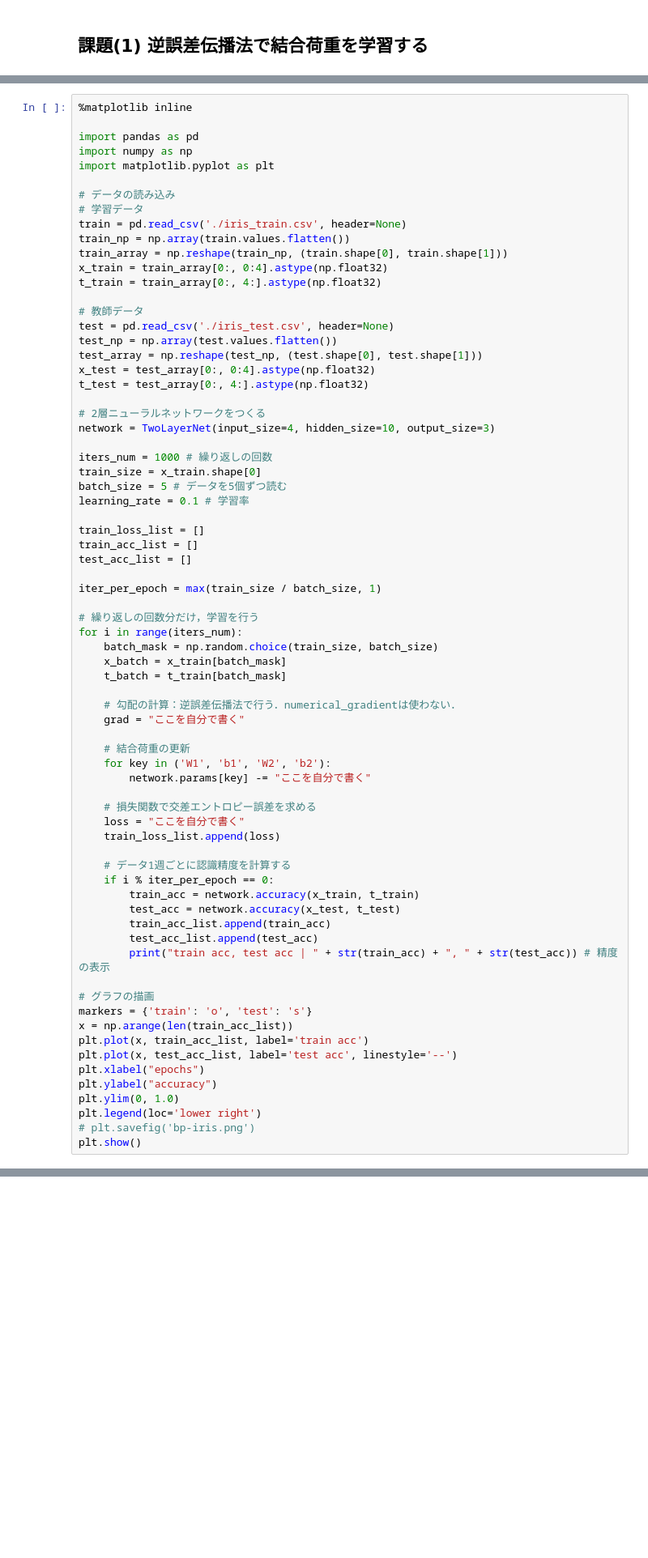
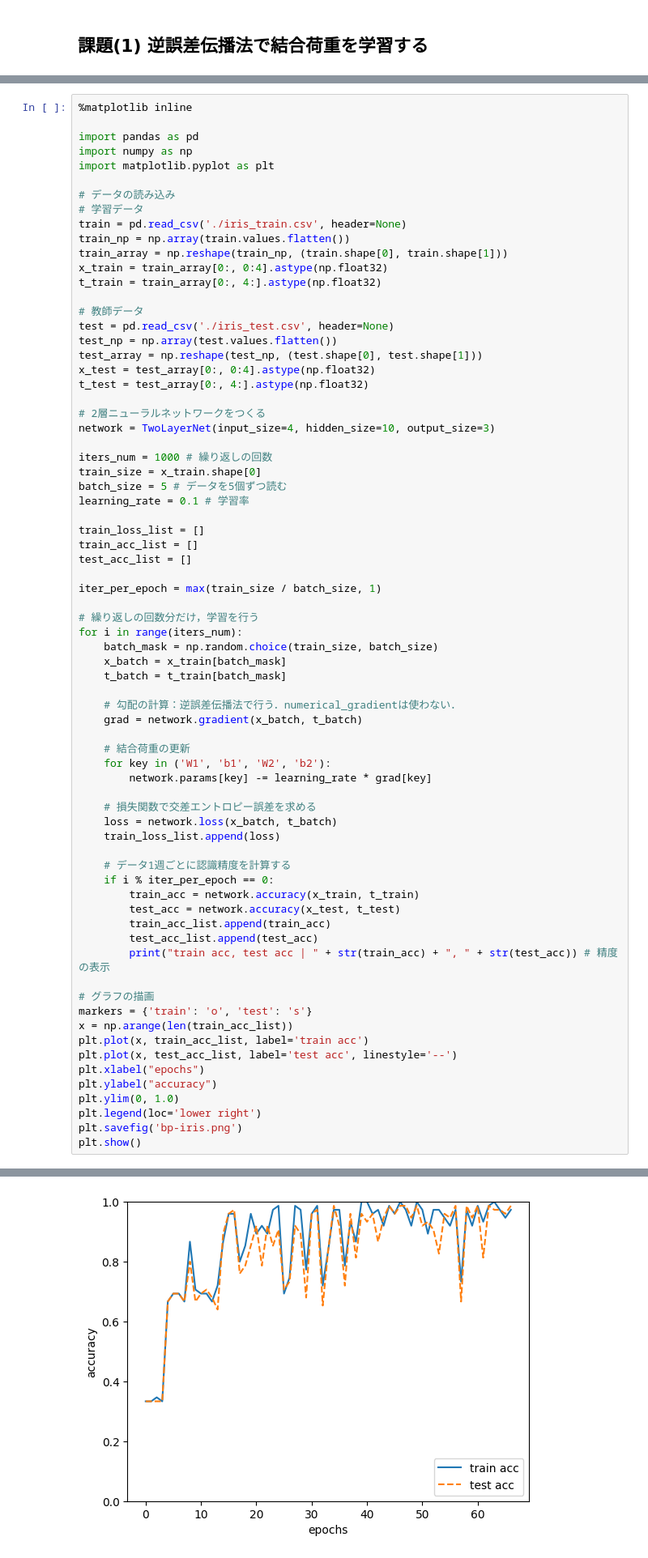
Before and after one commit to SorataBaka/kosen-5, a Jupyter notebook: soft-computing/kadai2/sc2025-backpropagation.ipynb, the cells around one changed output, grey strips where cells are left out. Shown: that part at 81% size. Cells and saved outputs as stored; diff of their text form; blank space fills up the shorter version.

```diff
--- a/soft-computing/kadai2/sc2025-backpropagation.ipynb
+++ b/soft-computing/kadai2/sc2025-backpropagation.ipynb
@@ -589,14 +589,14 @@ for i in range(iters_num):
     t_batch = t_train[batch_mask]
 
     # 勾配の計算：逆誤差伝播法で行う．numerical_gradientは使わない．
-    grad = "ここを自分で書く"
+    grad = network.gradient(x_batch, t_batch)
 
     # 結合荷重の更新
     for key in ('W1', 'b1', 'W2', 'b2'):
-        network.params[key] -= "ここを自分で書く"
+        network.params[key] -= learning_rate * grad[key]
 
     # 損失関数で交差エントロピー誤差を求める
-    loss = "ここを自分で書く"
+    loss = network.loss(x_batch, t_batch)
     train_loss_list.append(loss)
 
     # データ1週ごとに認識精度を計算する
@@ -616,6 +616,6 @@ plt.xlabel("epochs")
 plt.ylabel("accuracy")
 plt.ylim(0, 1.0)
 plt.legend(loc='lower right')
-# plt.savefig('bp-iris.png')
+plt.savefig('bp-iris.png')
 plt.show()
 # %% [output]
@@ -623,3 +639,4 @@ UFuncTypeError: ufunc 'subtract' did not contain a loop with signature matching
+[figure, added]
 # %% [markdown]
 `sc2025-neural-network.ipynb`と同様にアヤメ(iris)データを使って学習ができました．しかも，実行終了までの時間が短くなったことがわかったと思います．
 
```
Also changed, not shown: parts of 3 cells of this notebook, 6 other files.
